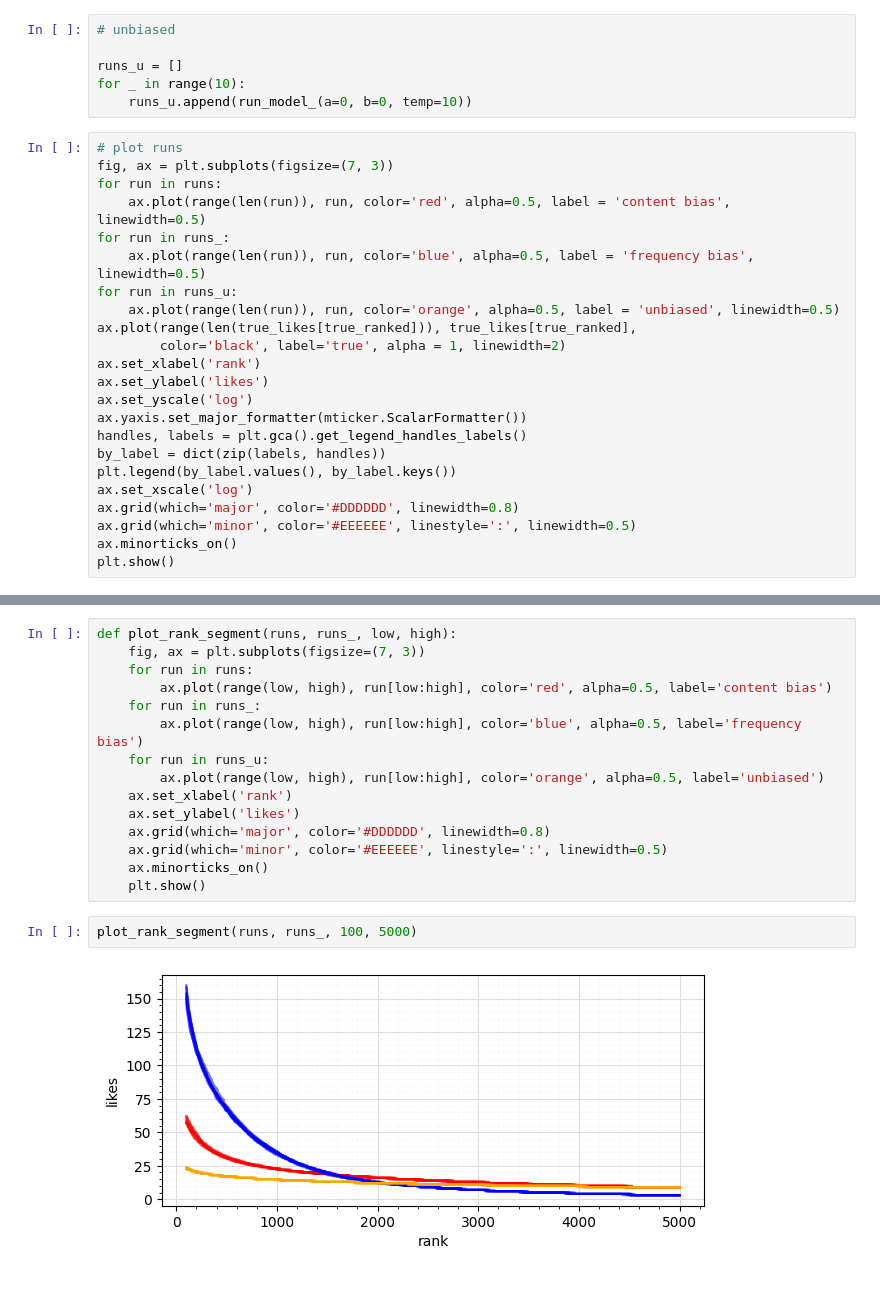
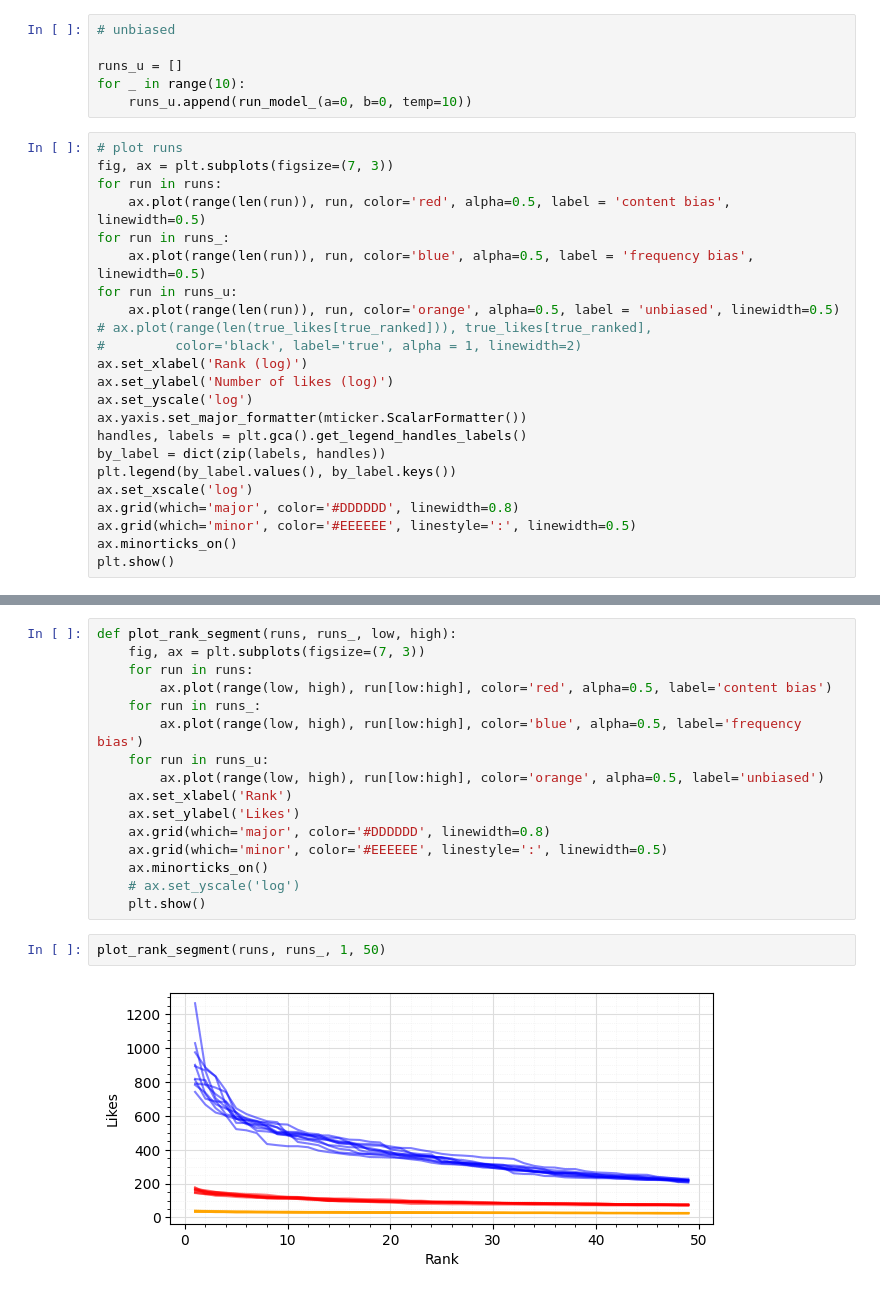
Before and after one commit to alexeykosh/2023-slovotvir-reuse-analysis, a Jupyter notebook: model.ipynb, the cells around one changed output, grey strips where cells are left out. Saved outputs shown, nothing was run; the diff lists cells and outputs as text.

Commit message:
changing the plot

```diff
--- a/model.ipynb
+++ b/model.ipynb
@@ -296,10 +296,10 @@ for run in runs_:
     ax.plot(range(len(run)), run, color='blue', alpha=0.5, label = 'frequency bias', linewidth=0.5)
 for run in runs_u:
     ax.plot(range(len(run)), run, color='orange', alpha=0.5, label = 'unbiased', linewidth=0.5)
-ax.plot(range(len(true_likes[true_ranked])), true_likes[true_ranked],
-        color='black', label='true', alpha = 1, linewidth=2)
-ax.set_xlabel('rank')
-ax.set_ylabel('likes')
+# ax.plot(range(len(true_likes[true_ranked])), true_likes[true_ranked],
+#         color='black', label='true', alpha = 1, linewidth=2)
+ax.set_xlabel('Rank (log)')
+ax.set_ylabel('Number of likes (log)')
 ax.set_yscale('log')
 ax.yaxis.set_major_formatter(mticker.ScalarFormatter())
 handles, labels = plt.gca().get_legend_handles_labels()
@@ -321,13 +321,14 @@ def plot_rank_segment(runs, runs_, low, high):
         ax.plot(range(low, high), run[low:high], color='blue', alpha=0.5, label='frequency bias')
     for run in runs_u:
         ax.plot(range(low, high), run[low:high], color='orange', alpha=0.5, label='unbiased')
-    ax.set_xlabel('rank')
-    ax.set_ylabel('likes')
+    ax.set_xlabel('Rank')
+    ax.set_ylabel('Likes')
     ax.grid(which='major', color='#DDDDDD', linewidth=0.8)
     ax.grid(which='minor', color='#EEEEEE', linestyle=':', linewidth=0.5)
     ax.minorticks_on()
+    # ax.set_yscale('log')
     plt.show()
 # %%
-plot_rank_segment(runs, runs_, 100, 5000)
+plot_rank_segment(runs, runs_, 1, 50)
 # %% [output]
-[figure, old version]
+[figure, new version]
```
Also changed, not shown: parts of 1 cell of this notebook.
